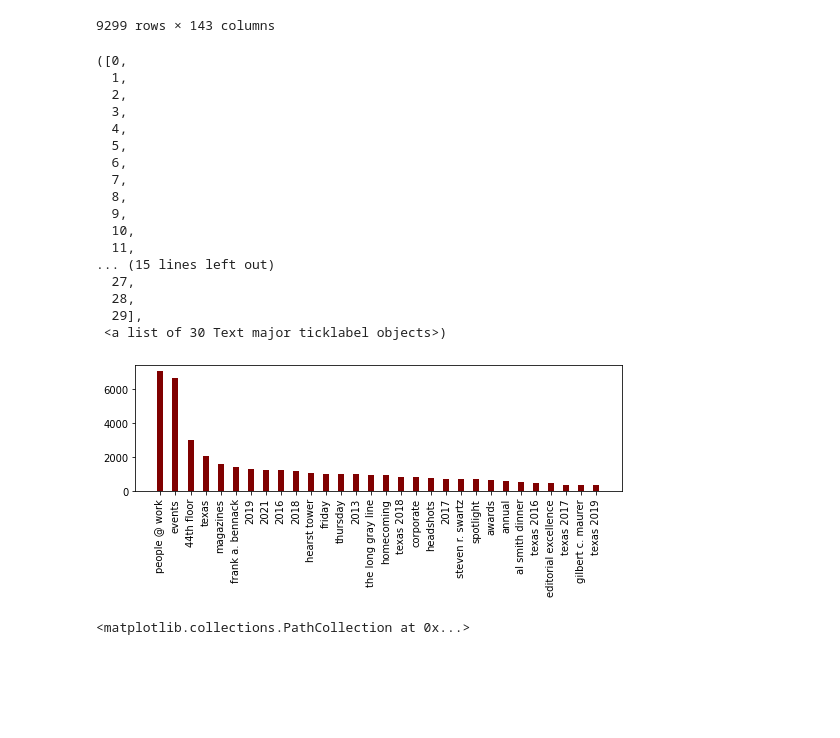
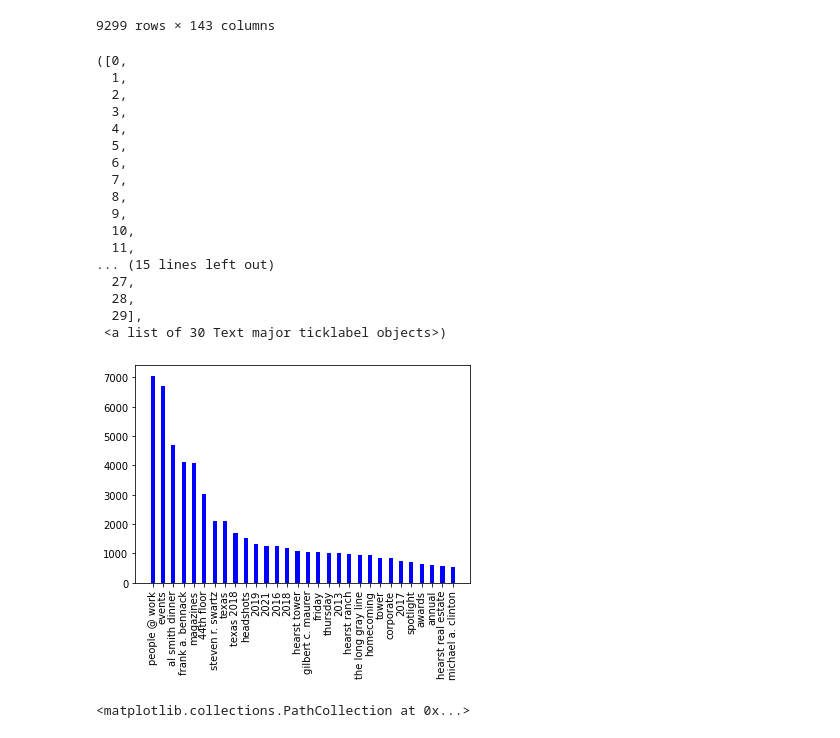
Before and after one commit to NishikumarPatel/ImageClassificationHearst, a Jupyter notebook: ImageClassificationHearst.ipynb, the cells around one changed output. Cells and saved outputs as stored; diff of their text form; code cells hidden in the pictures; blank space fills up the shorter version.

```diff
--- a/ImageClassificationHearst.ipynb
+++ b/ImageClassificationHearst.ipynb
@@ -297,31 +304,31 @@ test_df
 # %%
 import matplotlib.pyplot as plt
 
-words = d.head(30).keys().tolist()
-count = d.head(30).values.tolist()
+words = l.head(30).keys().tolist()
+count = l.head(30).values.tolist()
 
-plt.bar(words, count, color ='maroon',
+plt.bar(words, count, color ='blue',
         width = 0.4)
 plt.xticks(rotation = 90)
 # %% [output]
 ([0,
   1,
   2,
   3,
   4,
   5,
   6,
   7,
   8,
   9,
   10,
   11,
 ... (15 lines left out)
   27,
   28,
   29],
  <a list of 30 Text major ticklabel objects>)
-[figure, old version]
+[figure, new version]
 # %%
 import cv2
 
```
Also changed, not shown: parts of 22 cells of this notebook, 1 other file.
